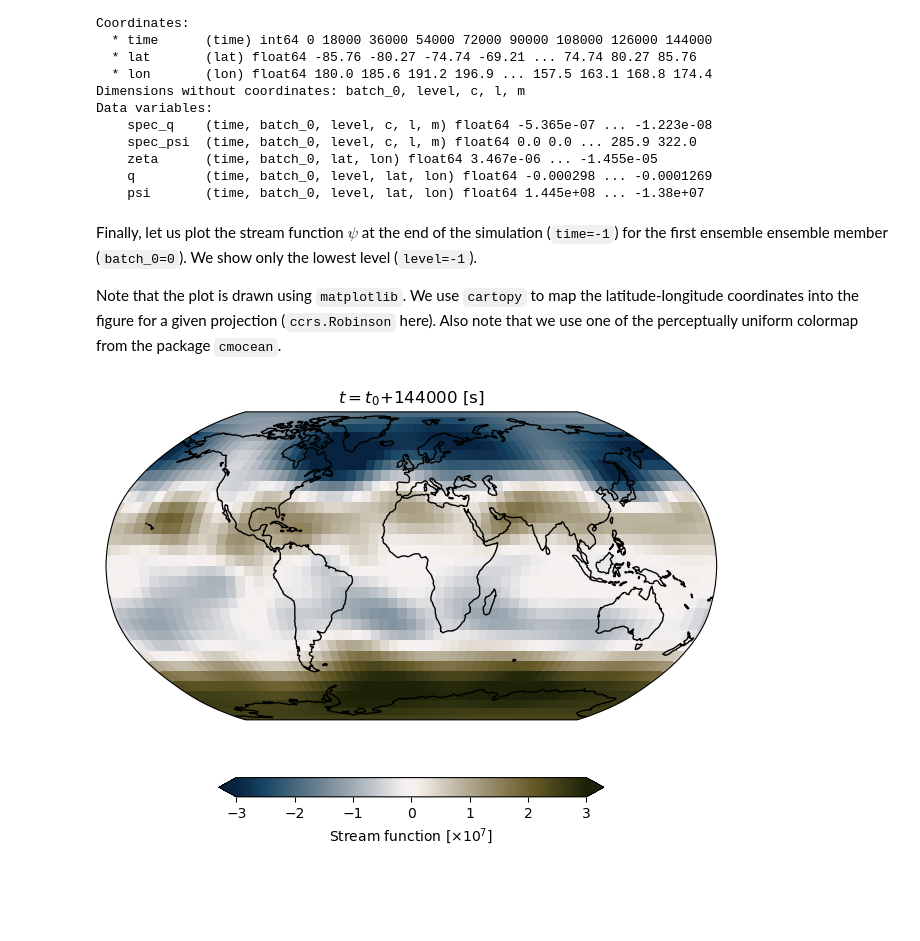
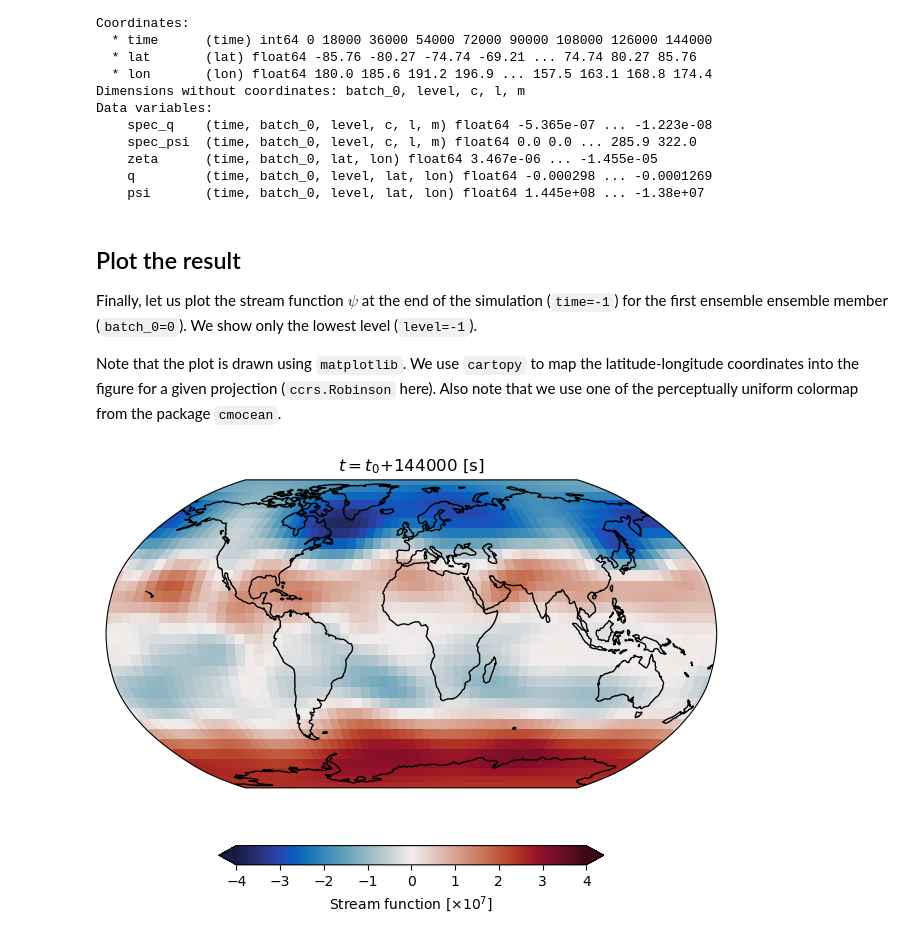
Before and after one commit to cerea-daml/pyshqg, a Jupyter notebook: docs/pages/notebooks/basic_example.ipynb, the cells around one changed output. Drawn from its saved outputs; the diff is of its cells as text; code cells hidden in the pictures; blank space fills up the shorter version.

```diff
--- a/docs/pages/notebooks/basic_example.ipynb
+++ b/docs/pages/notebooks/basic_example.ipynb
@@ -138,6 +145,8 @@ Data variables:
     q         (time, batch_0, level, lat, lon) float64 -0.000298 ... -0.0001269
     psi       (time, batch_0, level, lat, lon) float64 1.445e+08 ... -1.38e+07
 # %% [markdown]
+## Plot the result
+
 Finally, let us plot the stream function $\psi$ at the end of the simulation (`time=-1`)
 for the first ensemble ensemble member (`batch_0=0`). We show only the lowest level (`level=-1`).
 
@@ -149,34 +158,34 @@ one of the perceptually uniform colormap from the package `cmocean`.
 import matplotlib.pyplot as plt
 import cartopy.crs as ccrs
 import cmocean
 
 fig = plt.figure(figsize=(12, 5))
 ax = fig.add_subplot(111, projection=ccrs.Robinson())
 
 lon = trajectory_xr.lon.to_numpy()
 lat = trajectory_xr.lat.to_numpy()
 psi = trajectory_xr.psi.isel(time=-1, batch_0=0, level=-1).to_numpy() / 1e7
 time = trajectory_xr.time.to_numpy()[-1]
 
 ax.set_title(f'$t=t_0$+{time} [s]')
 im = ax.pcolormesh(
     lon,
     lat,
     psi,
-    cmap=cmocean.cm.diff,
-    vmin=-3,
-    vmax=3,
+    cmap=cmocean.cm.balance,
+    vmin=-4,
+    vmax=4,
     transform=ccrs.PlateCarree(),
 )
 ax.coastlines()
 plt.colorbar(
     im,
     orientation='horizontal',
     extend='both',
     fraction=0.05,
     shrink=0.75,
     label='Stream function [$\\times 10^{7}$]',
 )
 plt.show()
 # %% [output]
-[figure, old version]
+[figure, new version]
```
Also changed, not shown: parts of 2 cells of this notebook.
